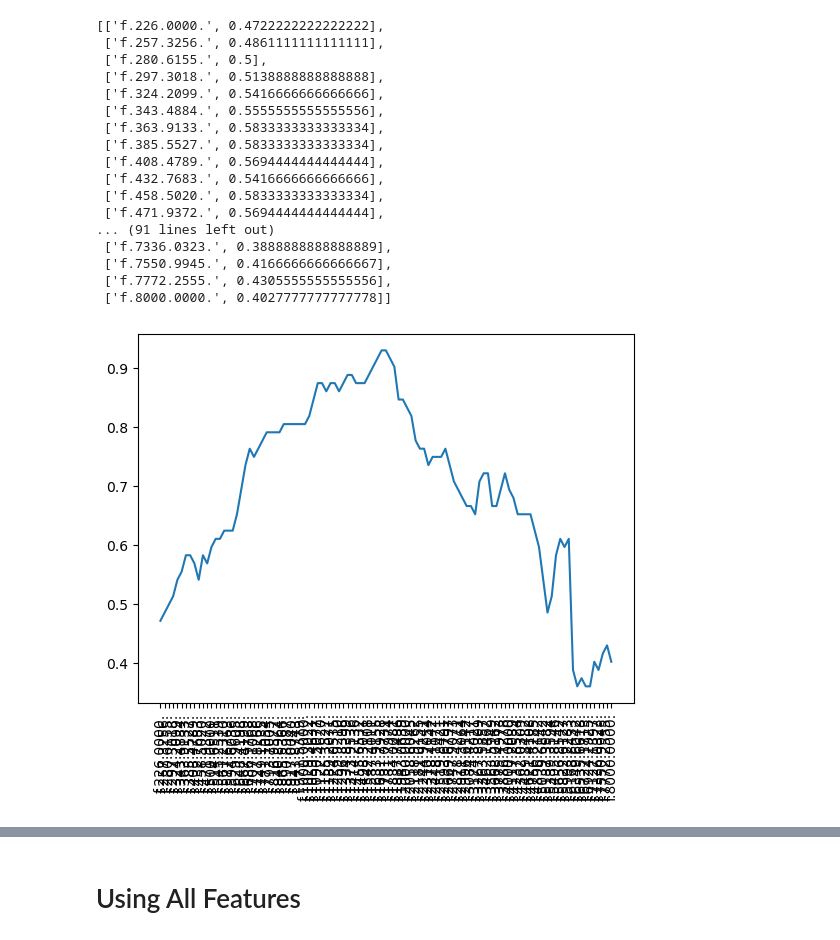
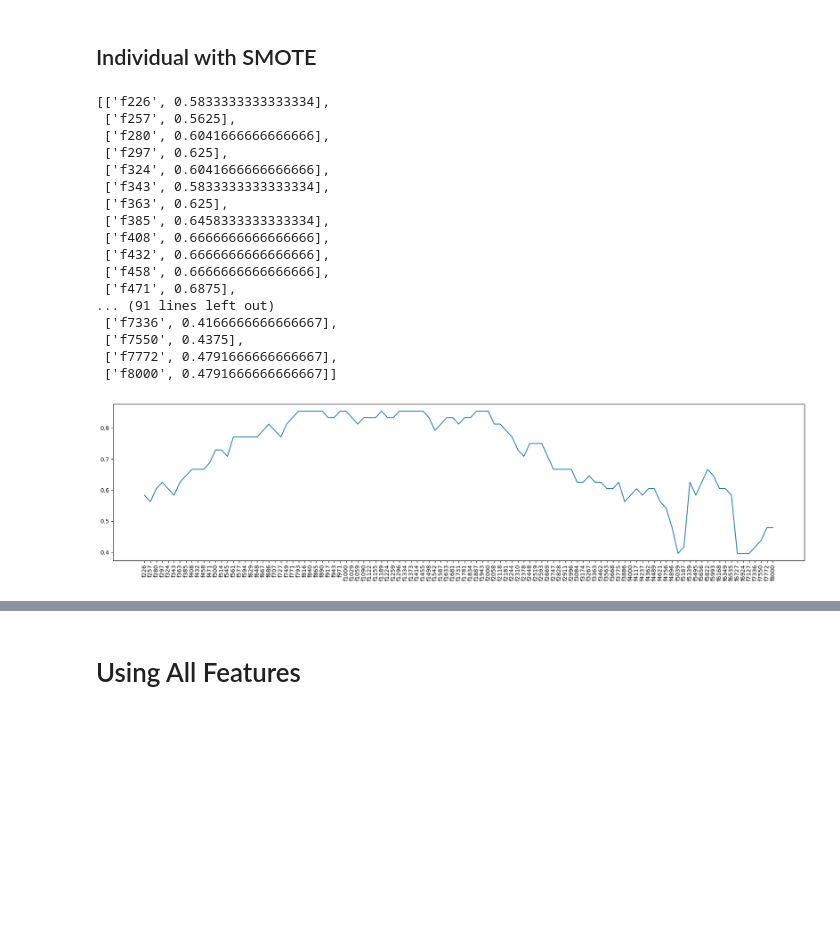
Before and after one commit to 12-Ears/P1, a Jupyter notebook: 03 - Code/04 - Logistic Regression.ipynb, the cells around one changed output, grey strips where cells are left out. Saved outputs shown, nothing was run; the diff lists cells and outputs as text; code cells hidden in the pictures; blank space fills up the shorter version.

```diff
--- a/03 - Code/04 - Logistic Regression.ipynb
+++ b/03 - Code/04 - Logistic Regression.ipynb
@@ -9,4 +11,4 @@ from imblearn.over_sampling import SMOTE
 # %%
-file = pd.read_csv('a_data.csv')
-df = file.drop(['Gender','AgeM','ECV','TPP','SC','TympPoF','OAE1','OAE1.4','OAE2','OAE2.8','OAE4','OAEPoF','OverallPoF','EarSide'], axis = 1)
+file = pd.read_csv('00 - Dataset/02 - Cleaning Results/a_data.csv')
+df = file.drop(['Gender','AgeM','ECV','TPP','SC','OAE1','OAE1.4','OAE2','OAE2.8','OAE4','OverallPoF','Ear coded'], axis = 1)
 # %% [markdown]
@@ -65,16 +92,22 @@ plt.show()
+# %% [markdown]
+## Individual with SMOTE
 # %%
+import warnings
+warnings.filterwarnings("ignore")
+
 #With SMOTE
 X = df
 y = file['OverallPoF']
 
 os = SMOTE(random_state=0)
-X_train, X_test, y_train, y_test = train_test_split(X, y, test_size=0.3, random_state=0)
+X_train, X_test, y_train, y_test = train_test_split(X, y, test_size=0.2, random_state=12)
 columns = X_train.columns
 
 X_train1, y_train1 = os.fit_resample(X_train, y_train)
 X_train1 = pd.DataFrame(data=X_train1,columns=columns)
 y_train1 = pd.DataFrame(data=y_train1,columns=['OverallPoF'])
 
+#print(X_train1.head(10)
 smote_acc_score = []
 smote_lr_score = []
 
@@ -82,9 +115,18 @@ for freq in X_train1:
     X1 = X_train1[freq]
     y_train1 = y_train1
 
-    X1 = X1.to_numpy().reshape(-1,1)
+    X1 = X1.values
+    X1 = X1.reshape(-1,1)
 
-    model = LogisticRegression()
+    #Ridge
+    model = LogisticRegression(penalty = 'l2')
+
+    #Lasso
+    #model = LogisticRegression(penalty = 'l1',solver='liblinear')
+
+    #Elastic net
+    #model = LogisticRegression(penalty = 'elasticnet',solver = 'saga',l1_ratio=0.5)
+
     model.fit(X1, y_train1.values.ravel())
 
     score = model.score(X_test[[freq]], y_test)
@@ -92,34 +134,41 @@ for freq in X_train1:
     smote_acc_score = accuracy_score(y_test, y_pred)
     smote_lr_score.append([freq,smote_acc_score])
 
+
 #smote_lr_score.sort(key=lambda x:x[1])
 smote_lr_score
-#['f.1681.7928.', 0.9305555555555556]
-#['f.1731.0731.', 0.9305555555555556]
+# Default/Ridge regression
+# ['f1731.', 0.9375]
+# Elastic net
+
+# Lasso
+# ['f865', 0.8958333333333334],
+# ['f890', 0.8958333333333334]]
 # %% [output]
-[['f.226.0000.', 0.4722222222222222],
- ['f.257.3256.', 0.4861111111111111],
- ['f.280.6155.', 0.5],
- ['f.297.3018.', 0.5138888888888888],
- ['f.324.2099.', 0.5416666666666666],
- ['f.343.4884.', 0.5555555555555556],
- ['f.363.9133.', 0.5833333333333334],
- ['f.385.5527.', 0.5833333333333334],
- ['f.408.4789.', 0.5694444444444444],
- ['f.432.7683.', 0.5416666666666666],
- ['f.458.5020.', 0.5833333333333334],
- ['f.471.9372.', 0.5694444444444444],
+[['f226', 0.5833333333333334],
+ ['f257', 0.5625],
+ ['f280', 0.6041666666666666],
+ ['f297', 0.625],
+ ['f324', 0.6041666666666666],
+ ['f343', 0.5833333333333334],
+ ['f363', 0.625],
+ ['f385', 0.6458333333333334],
+ ['f408', 0.6666666666666666],
+ ['f432', 0.6666666666666666],
+ ['f458', 0.6666666666666666],
+ ['f471', 0.6875],
 ... (91 lines left out)
- ['f.7336.0323.', 0.3888888888888889],
- ['f.7550.9945.', 0.4166666666666667],
- ['f.7772.2555.', 0.4305555555555556],
- ['f.8000.0000.', 0.4027777777777778]]
+ ['f7336', 0.4166666666666667],
+ ['f7550', 0.4375],
+ ['f7772', 0.4791666666666667],
+ ['f8000', 0.4791666666666667]]
 # %%
 freq2 = [x for x,y in smote_lr_score]
 acc2 = [y for x,y in smote_lr_score]
 
+plt.figure(figsize=(22,5))
 plt.plot(freq2,acc2)
 plt.xticks(rotation=90)
 plt.show()
 # %% [output]
-[figure, old version]
+[figure, new version]
```
Also changed, not shown: parts of 10 cells of this notebook.
